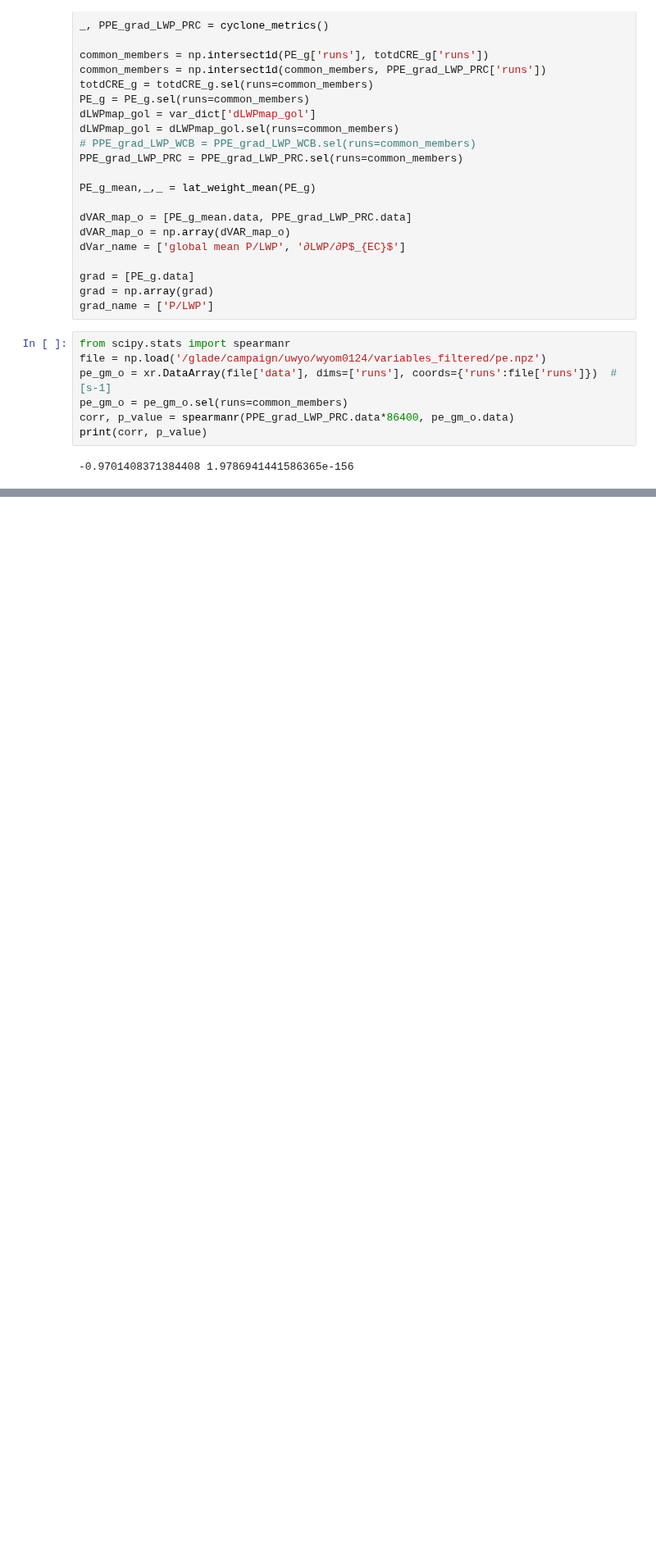
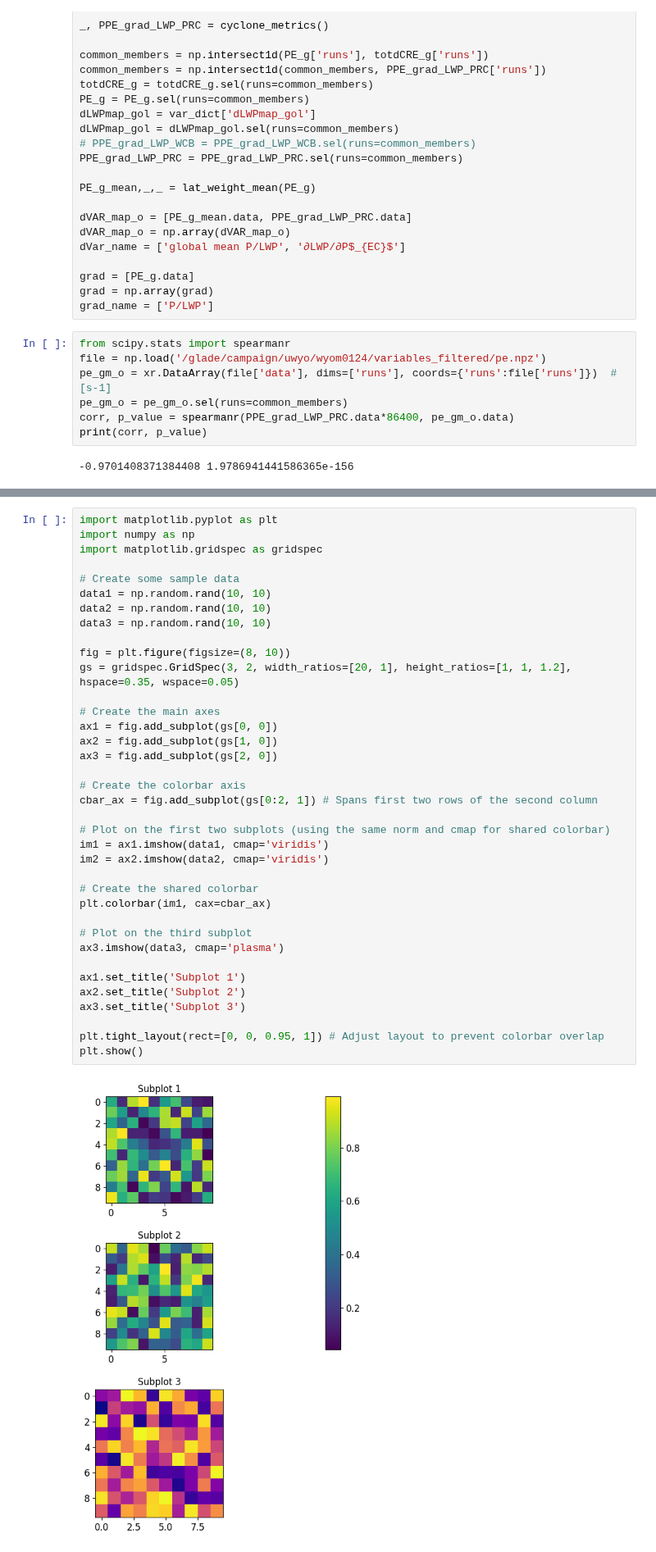
Before and after one commit to wgh-private/globalFB_precipeff, a Jupyter notebook: finalwork.ipynb, the cells around one changed output, grey strips where cells are left out. Shown at 82% size. Drawn from its saved outputs; the diff is of its cells as text; blank space fills up the shorter version.

```diff
--- a/finalwork.ipynb
+++ b/finalwork.ipynb
@@ -334,0 +1010,39 @@ plt.show()
+# %%
+import matplotlib.pyplot as plt
+import numpy as np
+import matplotlib.gridspec as gridspec
+
+# Create some sample data
+data1 = np.random.rand(10, 10)
+data2 = np.random.rand(10, 10)
+data3 = np.random.rand(10, 10)
+
+fig = plt.figure(figsize=(8, 10))
+gs = gridspec.GridSpec(3, 2, width_ratios=[20, 1], height_ratios=[1, 1, 1.2], hspace=0.35, wspace=0.05)
+
+# Create the main axes
+ax1 = fig.add_subplot(gs[0, 0])
+ax2 = fig.add_subplot(gs[1, 0])
+ax3 = fig.add_subplot(gs[2, 0])
+
+# Create the colorbar axis
+cbar_ax = fig.add_subplot(gs[0:2, 1]) # Spans first two rows of the second column
+
+# Plot on the first two subplots (using the same norm and cmap for shared colorbar)
+im1 = ax1.imshow(data1, cmap='viridis')
+im2 = ax2.imshow(data2, cmap='viridis')
+
+# Create the shared colorbar
+plt.colorbar(im1, cax=cbar_ax)
+
+# Plot on the third subplot
+ax3.imshow(data3, cmap='plasma')
+
+ax1.set_title('Subplot 1')
+ax2.set_title('Subplot 2')
+ax3.set_title('Subplot 3')
+
+plt.tight_layout(rect=[0, 0, 0.95, 1]) # Adjust layout to prevent colorbar overlap
+plt.show()
+# %% [output]
+[figure, added]
```
Also changed, not shown: parts of 25 cells of this notebook.
